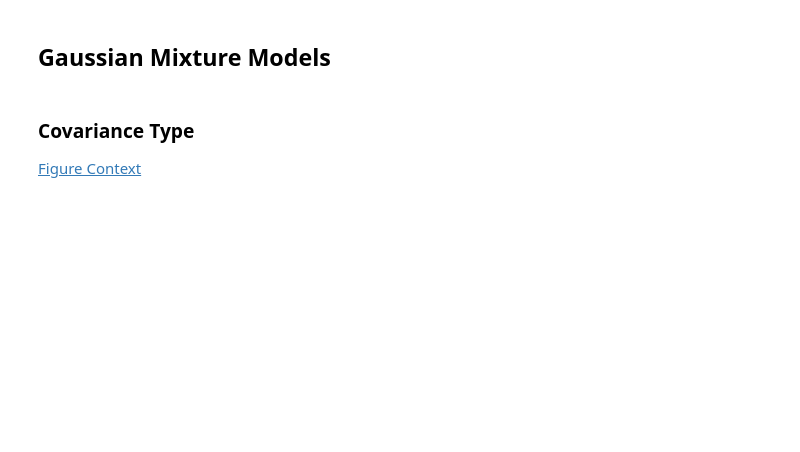
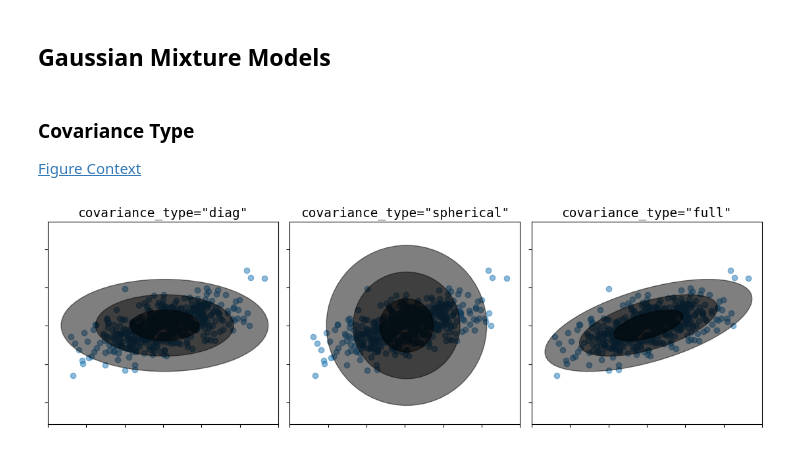
Before and after one commit to ashiqur200124-ui/data-sci, a Jupyter notebook: notebooks/06.00-Figure-Code.ipynb, the cells around one changed output. Cells and saved outputs as stored; diff of their text form; code cells hidden in the pictures; blank space fills up the shorter version.

```diff
--- a/notebooks/06.00-Figure-Code.ipynb
+++ b/notebooks/06.00-Figure-Code.ipynb
@@ -1396,7 +1456,10 @@ plot_kmeans_interactive();
 
 [Figure Context](http://localhost:8888/notebooks/05.12-Gaussian-Mixtures.ipynb#Choosing-the-Covariance-Type)
 # %%
+import matplotlib.pyplot as plt
+import numpy as np
 from sklearn.mixture import GaussianMixture
+import os
 
 from matplotlib.patches import Ellipse
 
@@ -1411,32 +1474,54 @@ def draw_ellipse(position, covariance, ax=None, **kwargs):
         width, height = 2 * np.sqrt(s)
     elif covariance.shape == (2,):
         angle = 0
         width, height = 2 * np.sqrt(covariance)
     else:
         angle = 0
         width = height = 2 * np.sqrt(covariance)
 
     # Draw the Ellipse
     for nsig in range(1, 4):
         ax.add_patch(Ellipse(position, nsig * width, nsig * height,
-                             angle, **kwargs))
+                             angle=angle, **kwargs)) # Explicitly name angle
 
 fig, ax = plt.subplots(1, 3, figsize=(14, 4))
 fig.subplots_adjust(wspace=0.05)
 
 rng = np.random.RandomState(5)
 X = np.dot(rng.randn(500, 2), rng.randn(2, 2))
 
 for i, cov_type in enumerate(['diag', 'spherical', 'full']):
     model = GaussianMixture(1, covariance_type=cov_type).fit(X)
     ax[i].axis('equal')
     ax[i].scatter(X[:, 0], X[:, 1], alpha=0.5)
     ax[i].set_xlim(-3, 3)
     ax[i].set_title('covariance_type="{0}"'.format(cov_type),
                     size=14, family='monospace')
 
-    draw_ellipse(model.means_[0], model.covariances_[0], ax[i], alpha=0.2)
+    # Calculate width, height, and angle based on the model's covariance
+    cov = model.covariances_[0]
+    if cov.shape == (2, 2):
+        U, s, Vt = np.linalg.svd(cov)
+        angle = np.degrees(np.arctan2(U[1, 0], U[0, 0]))
+        width, height = 2 * np.sqrt(s)
+    elif cov.shape == (2,):
+        angle = 0
+        width, height = 2 * np.sqrt(cov)
+    else:
+        angle = 0
+        width = height = 2 * np.sqrt(cov)
+
+
+    for nsig in range(1, 4):
+        ax[i].add_patch(Ellipse(model.means_[0], nsig * width, nsig * height,
+                                angle=angle, alpha=0.5, color='black')) # Pass kwargs here
     ax[i].xaxis.set_major_formatter(plt.NullFormatter())
     ax[i].yaxis.set_major_formatter(plt.NullFormatter())
 
+# Create the directory if it doesn't exist
+if not os.path.exists('images'):
+    os.makedirs('images')
+
 fig.savefig('images/05.12-covariance-type.png')
+# %% [output]
+[figure, added]
```
Also changed, not shown: parts of 33 cells of this notebook.
